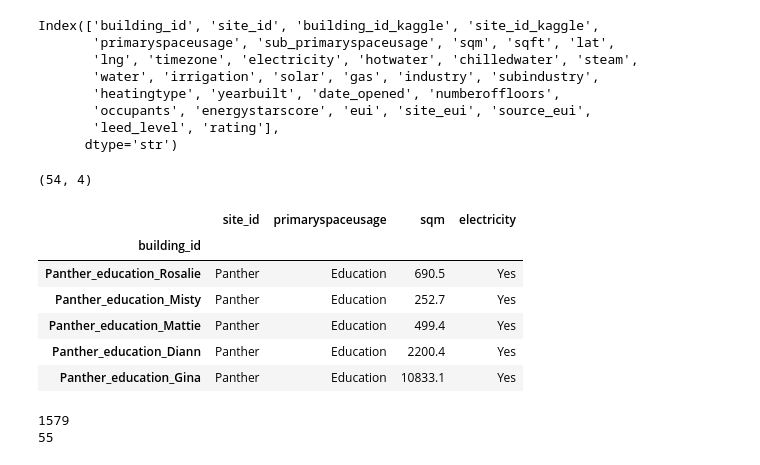
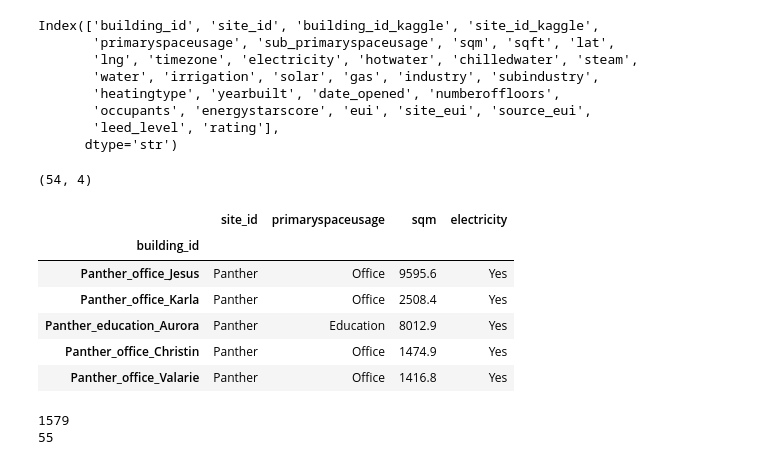
Before and after one commit to danieluyere/Data-Analysis-Practice, a Jupyter notebook: Building-Data-Genome-Project/1-data-analysis.ipynb, the cells around one changed output. Drawn from its saved outputs; the diff is of its cells as text; code cells hidden in the pictures.

```diff
--- a/Building-Data-Genome-Project/1-data-analysis.ipynb
+++ b/Building-Data-Genome-Project/1-data-analysis.ipynb
@@ -29,21 +29,21 @@ Index(['building_id', 'site_id', 'building_id_kaggle', 'site_id_kaggle',
 # %%
 # filter building to include only Office or Education buildings
 
 meta_df = meta_df[(meta_df['site_id'] == 'Panther') &
     (meta_df['primaryspaceusage'].isin(['Education', 'Office'])) &
     (meta_df['electricity'] == 'Yes')]
 
 print(meta_df.shape)
-meta_df.head()
+meta_df.sample(5)
 # %% [output]
 (54, 4)
 |  | site_id | primaryspaceusage | sqm | electricity |
 | building_id |  |  |  |  |
-| Panther_education_Rosalie | Panther | Education | 690.5 | Yes |
-| Panther_education_Misty | Panther | Education | 252.7 | Yes |
-| Panther_education_Mattie | Panther | Education | 499.4 | Yes |
-| Panther_education_Diann | Panther | Education | 2200.4 | Yes |
-| Panther_education_Gina | Panther | Education | 10833.1 | Yes |
+| Panther_office_Jesus | Panther | Office | 9595.6 | Yes |
+| Panther_office_Karla | Panther | Office | 2508.4 | Yes |
+| Panther_education_Aurora | Panther | Education | 8012.9 | Yes |
+| Panther_office_Christin | Panther | Office | 1474.9 | Yes |
+| Panther_office_Valarie | Panther | Office | 1416.8 | Yes |
 # %%
 # ELECTRICITY CSV
 
```
Also changed, not shown: parts of 2 cells of this notebook.
